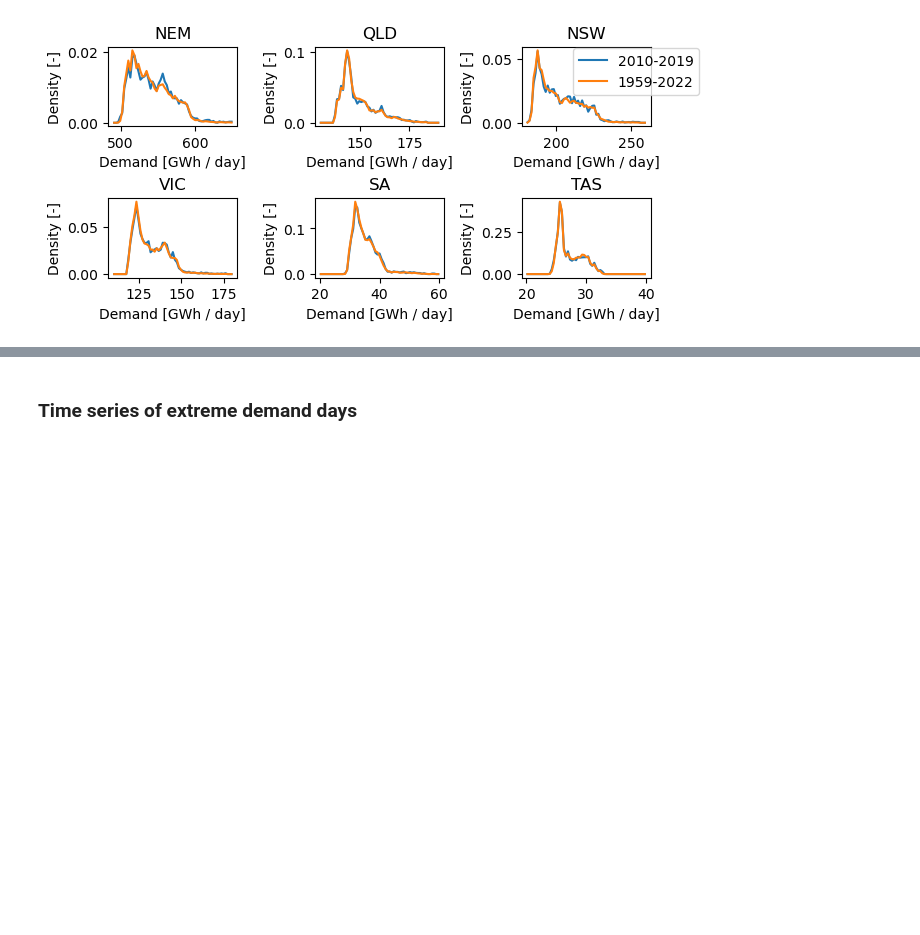
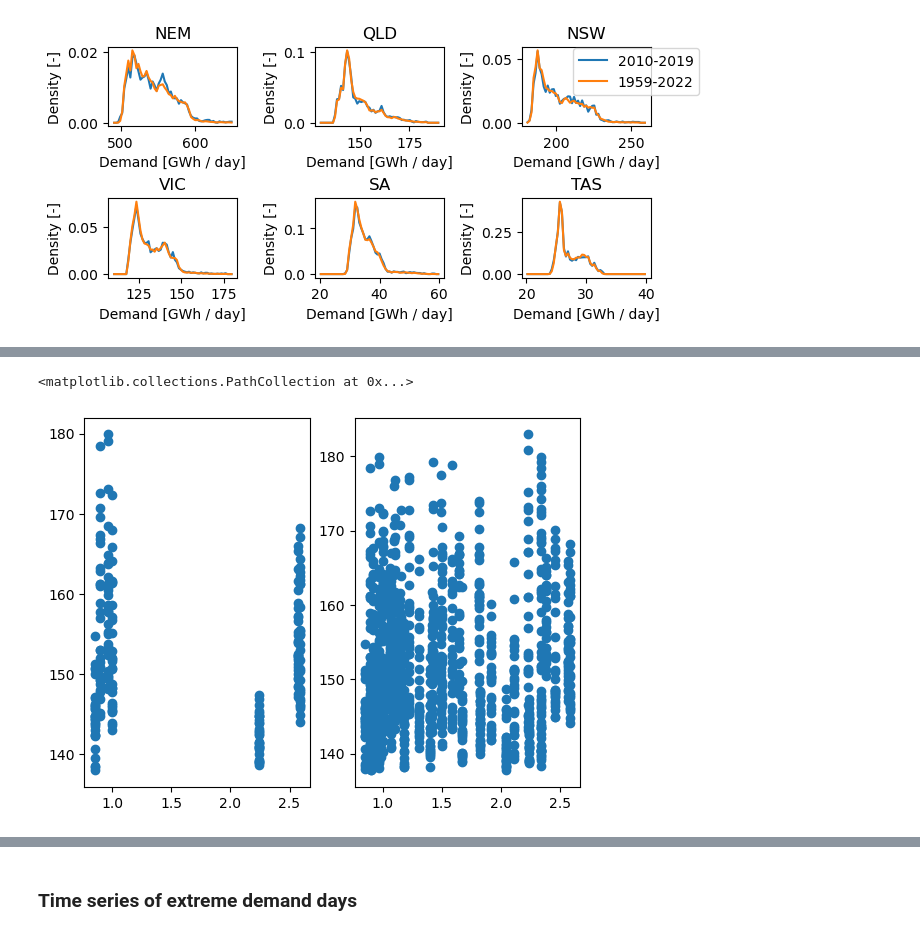
Before and after one commit to dougrichardson/demand_model, a Jupyter notebook: 17_analyse_detrended_NEM_ERA5.ipynb, the cells around one changed output, grey strips where cells are left out. Saved outputs shown, nothing was run; the diff lists cells and outputs as text; code cells hidden in the pictures; blank space fills up the shorter version.

```diff
--- a/17_analyse_detrended_NEM_ERA5.ipynb
+++ b/17_analyse_detrended_NEM_ERA5.ipynb
@@ -405,0 +480,11 @@ array(236)
+# %%
+y2 = sel_enso(pred_ds[r]["demand"], nino34_ond, "EN", slice("1959", "2022"))#.dropna("time") / 1000
+# %%
+x2 = nino34_ond.where(nino34_ond > 0.8).sel(time=slice("1959-01-04", "2022"))#.dropna("time")
+# %%
+fig,ax=plt.subplots(1,2)
+ax[0].scatter(x1, y1)
+ax[1].scatter(x2, y2/1000)
+# %% [output]
+<matplotlib.collections.PathCollection at 0x...>
+[figure, added]
```
Also changed, not shown: parts of 27 cells of this notebook.
